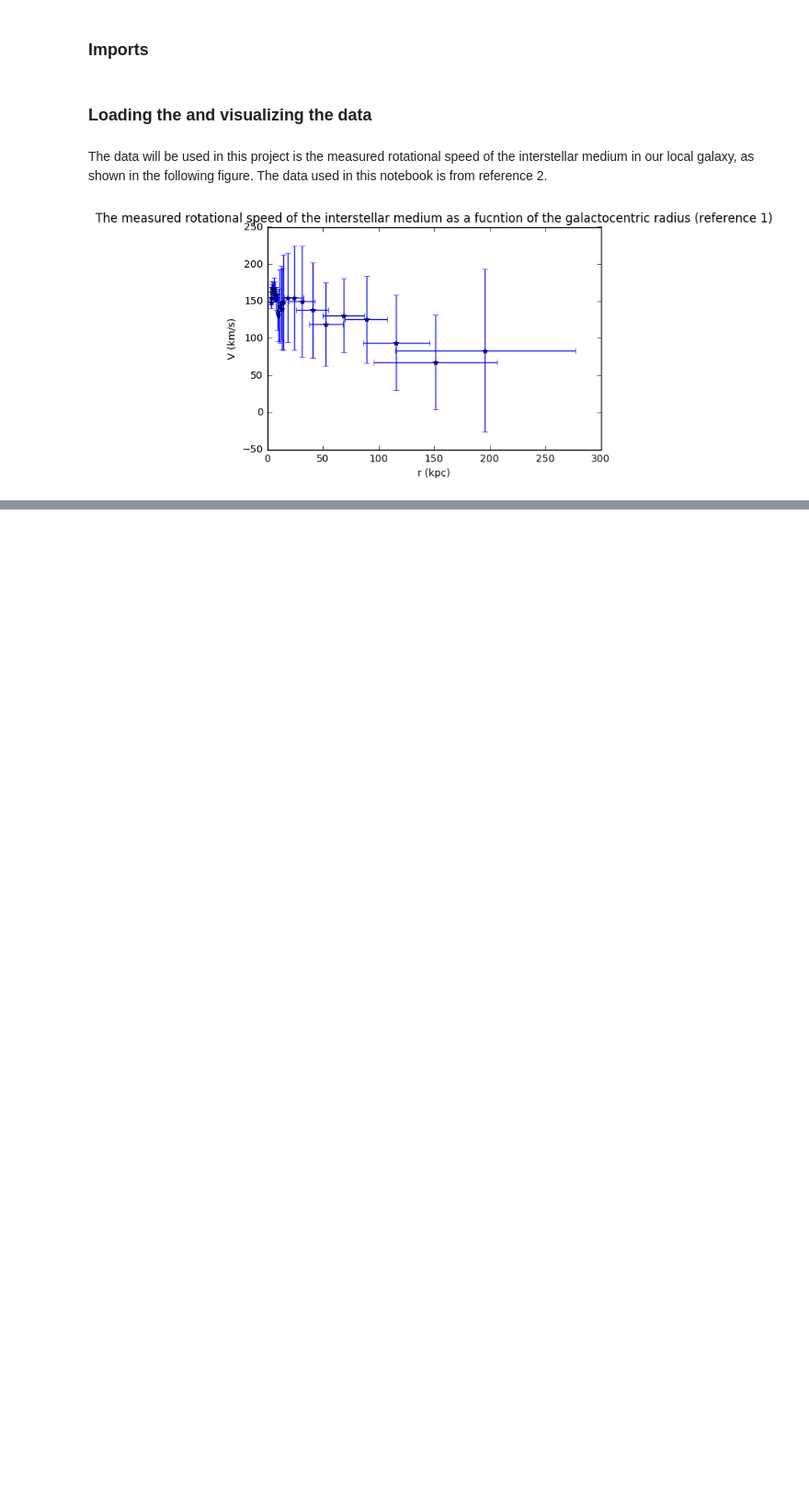
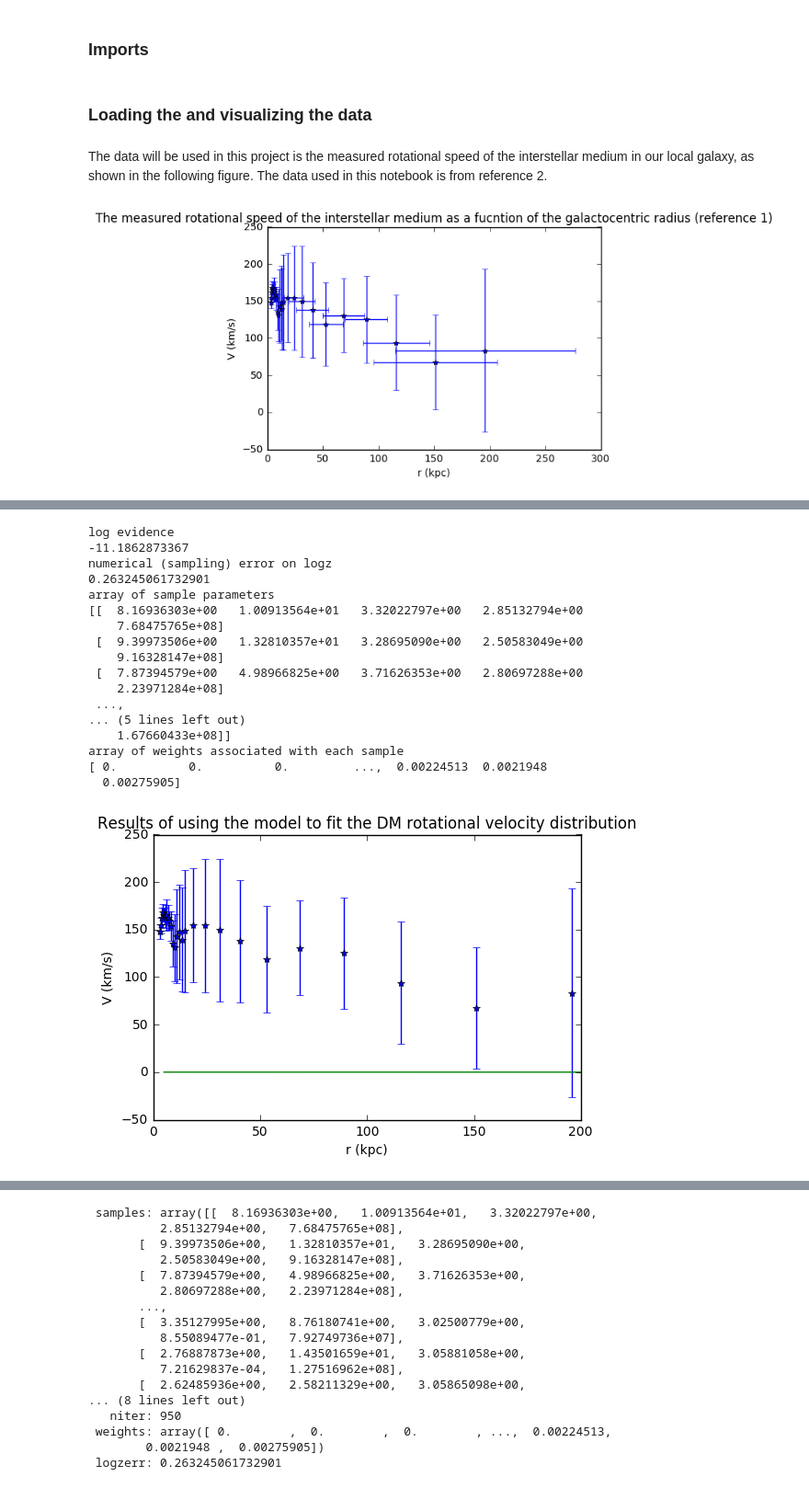
Before and after one commit to phys201/nsdmd, a Jupyter notebook: model.ipynb, the cells around one changed output, grey strips where cells are left out. Shown at 92% size. Saved outputs shown, nothing was run; the diff lists cells and outputs as text; code cells hidden in the pictures; blank space fills up the shorter version.

```diff
--- a/model.ipynb
+++ b/model.ipynb
@@ -454,0 +493,21 @@ By using the Nestle package, it will give us log evidence, numerical (sampling)
+# %%
+model.sample_5 (model.loglike_GeneralizedHalo, model.prior_transform_GeneralizedHalo, 'DMdataref2.txt',[5.,10.,4.,1.5,5E8])
+# %% [output]
+log evidence
+-11.1862873367
+numerical (sampling) error on logz
+0.263245061732901
+array of sample parameters
+[[  8.16936303e+00   1.00913564e+01   3.32022797e+00   2.85132794e+00
+    7.68475765e+08]
+ [  9.39973506e+00   1.32810357e+01   3.28695090e+00   2.50583049e+00
+    9.16328147e+08]
+ [  7.87394579e+00   4.98966825e+00   3.71626353e+00   2.80697288e+00
+    2.23971284e+08]
+ ...,
+... (5 lines left out)
+    1.67660433e+08]]
+array of weights associated with each sample
+[ 0.          0.          0.         ...,  0.00224513  0.0021948
+  0.00275905]
+[figure, added]
@@ -454,0 +515,17 @@ By using the Nestle package, it will give us log evidence, numerical (sampling)
+ samples: array([[  8.16936303e+00,   1.00913564e+01,   3.32022797e+00,
+          2.85132794e+00,   7.68475765e+08],
+       [  9.39973506e+00,   1.32810357e+01,   3.28695090e+00,
+          2.50583049e+00,   9.16328147e+08],
+       [  7.87394579e+00,   4.98966825e+00,   3.71626353e+00,
+          2.80697288e+00,   2.23971284e+08],
+       ...,
+       [  3.35127995e+00,   8.76180741e+00,   3.02500779e+00,
+          8.55089477e-01,   7.92749736e+07],
+       [  2.76887873e+00,   1.43501659e+01,   3.05881058e+00,
+          7.21629837e-04,   1.27516962e+08],
+       [  2.62485936e+00,   2.58211329e+00,   3.05865098e+00,
+... (8 lines left out)
+   niter: 950
+ weights: array([ 0.        ,  0.        ,  0.        , ...,  0.00224513,
+        0.0021948 ,  0.00275905])
+ logzerr: 0.263245061732901
```
Also changed, not shown: parts of 27 cells of this notebook, 9 other files.
